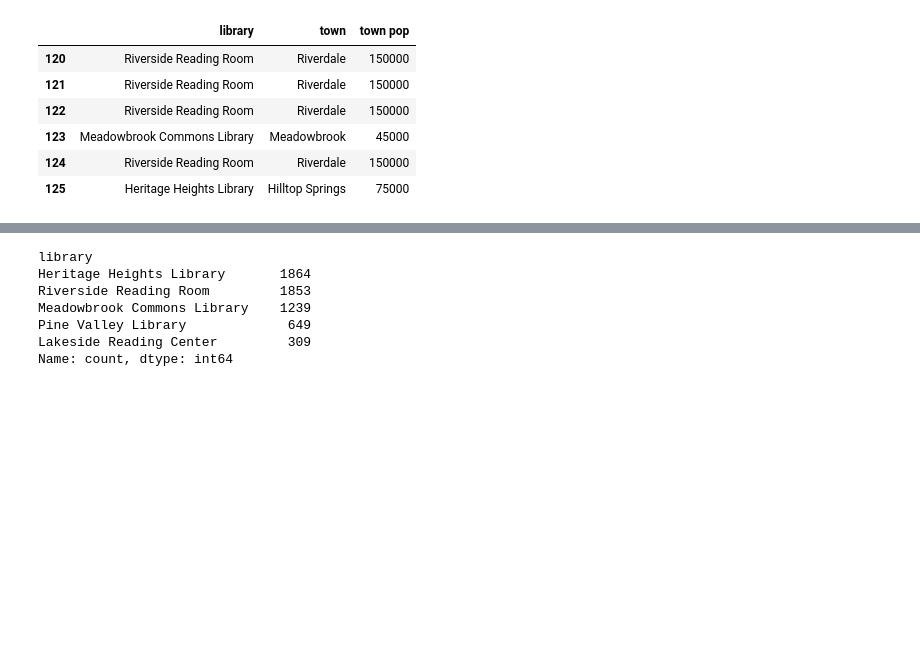
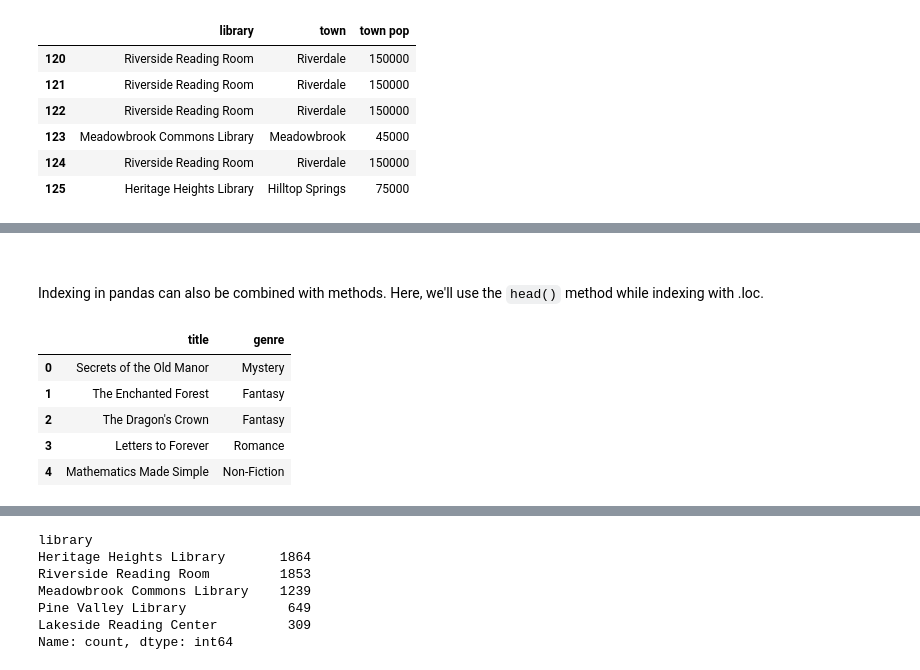
Before and after one commit to UNC-Libraries-data/Python, a Jupyter notebook: Data/Data.ipynb, the cells around one changed output, grey strips where cells are left out. Drawn from its saved outputs; the diff is of its cells as text; code cells hidden in the pictures; blank space fills up the shorter version.

```diff
--- a/Data/Data.ipynb
+++ b/Data/Data.ipynb
@@ -343,0 +363,13 @@ df.iloc[120:126,1:4] # Rows 120-125 of columns 1-3
+# %% [markdown]
+&nbsp;
+
+Indexing in pandas can also be combined with methods. Here, we'll use the `head()` method while indexing with .loc.
+# %%
+df.loc[:,["title","genre"]] .head()
+# %% [output]
+|  | title | genre |
+| 0 | Secrets of the Old Manor | Mystery |
+| 1 | The Enchanted Forest | Fantasy |
+| 2 | The Dragon's Crown | Fantasy |
+| 3 | Letters to Forever | Romance |
+| 4 | Mathematics Made Simple | Non-Fiction |
```
Also changed, not shown: parts of 25 cells of this notebook, 2 other files.
